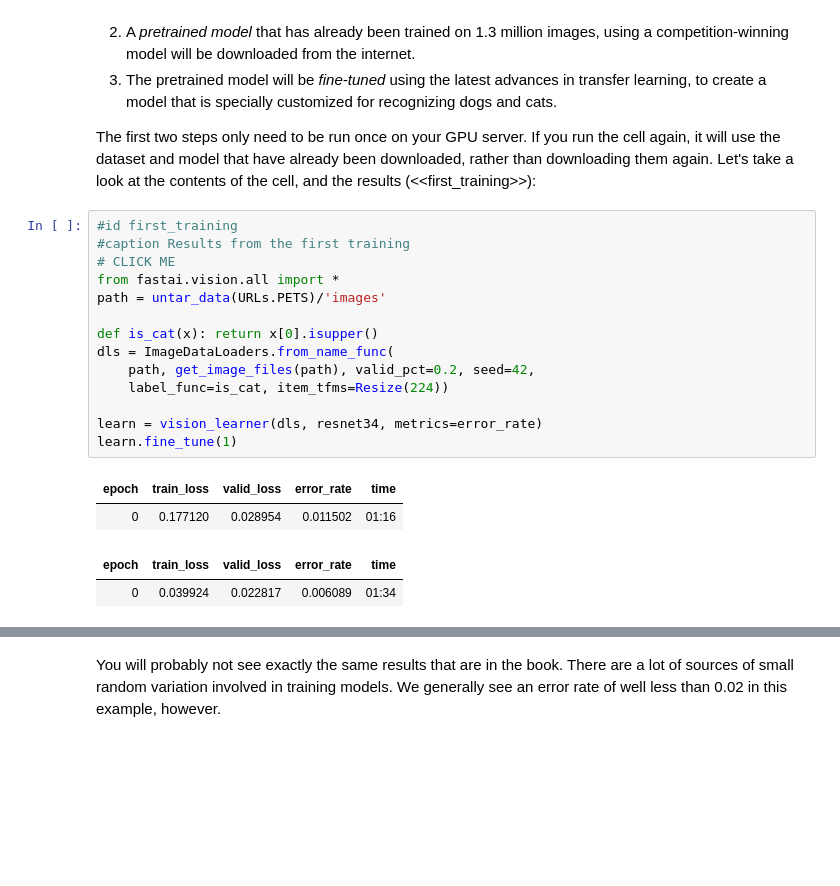
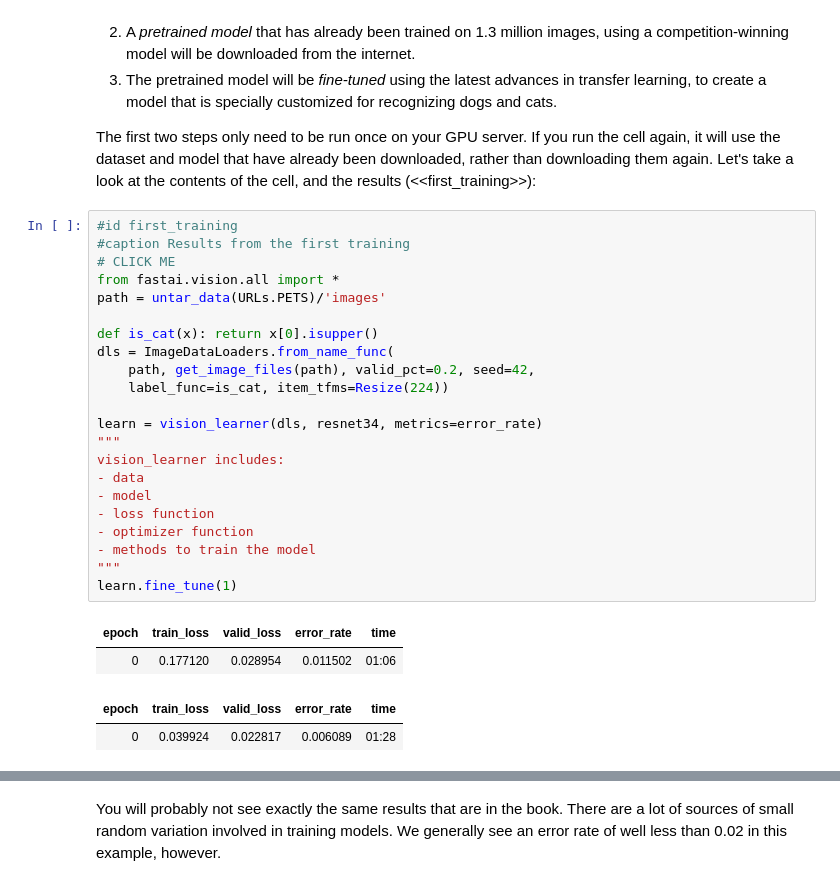
Before and after one commit to timha/fastbook_lessons, a Jupyter notebook: 01_intro.ipynb, the cells around one changed output, grey strips where cells are left out. Saved outputs shown, nothing was run; the diff lists cells and outputs as text; blank space fills up the shorter version.

```diff
--- a/01_intro.ipynb
+++ b/01_intro.ipynb
@@ -223,19 +225,27 @@ The first two steps only need to be run once on your GPU server. If you run the
 # %%
 #id first_training
 #caption Results from the first training
 # CLICK ME
 from fastai.vision.all import *
 path = untar_data(URLs.PETS)/'images'
 
 def is_cat(x): return x[0].isupper()
 dls = ImageDataLoaders.from_name_func(
     path, get_image_files(path), valid_pct=0.2, seed=42,
     label_func=is_cat, item_tfms=Resize(224))
 
 learn = vision_learner(dls, resnet34, metrics=error_rate)
+"""
+vision_learner includes:
+- data
+- model
+- loss function
+- optimizer function
+- methods to train the model
+"""
 learn.fine_tune(1)
 # %% [output]
 | epoch | train_loss | valid_loss | error_rate | time |
-| 0 | 0.177120 | 0.028954 | 0.011502 | 01:16 |
+| 0 | 0.177120 | 0.028954 | 0.011502 | 01:06 |
 | epoch | train_loss | valid_loss | error_rate | time |
-| 0 | 0.039924 | 0.022817 | 0.006089 | 01:34 |
+| 0 | 0.039924 | 0.022817 | 0.006089 | 01:28 |
```
Also changed, not shown: parts of 20 cells of this notebook, 3 other files.
